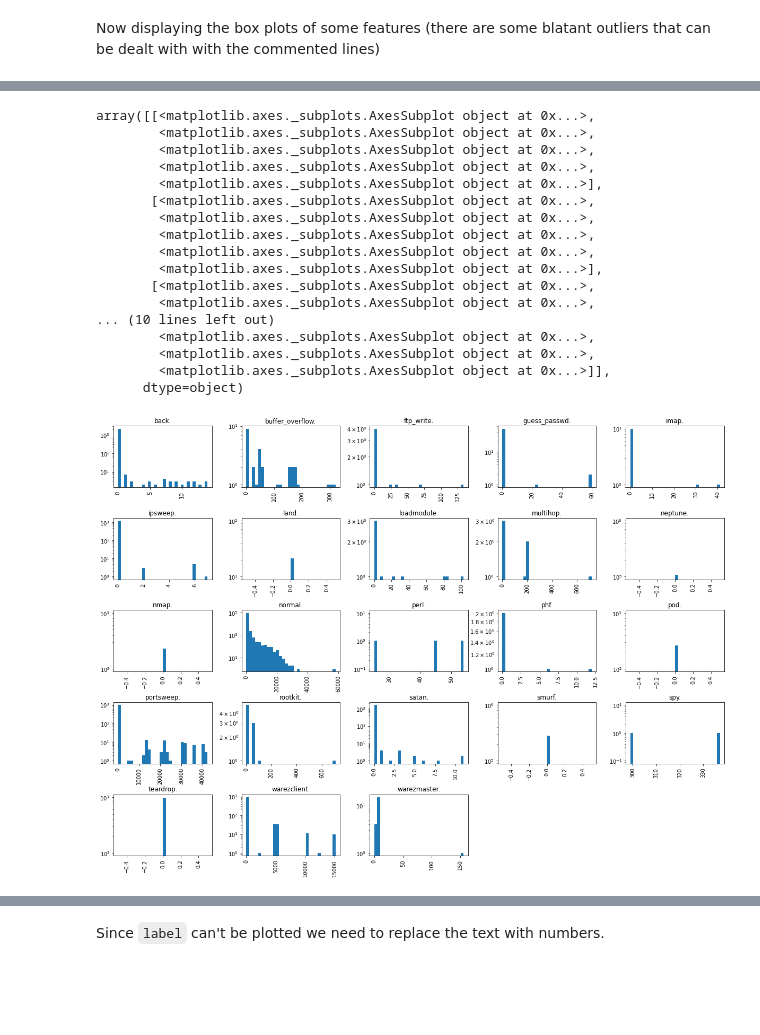
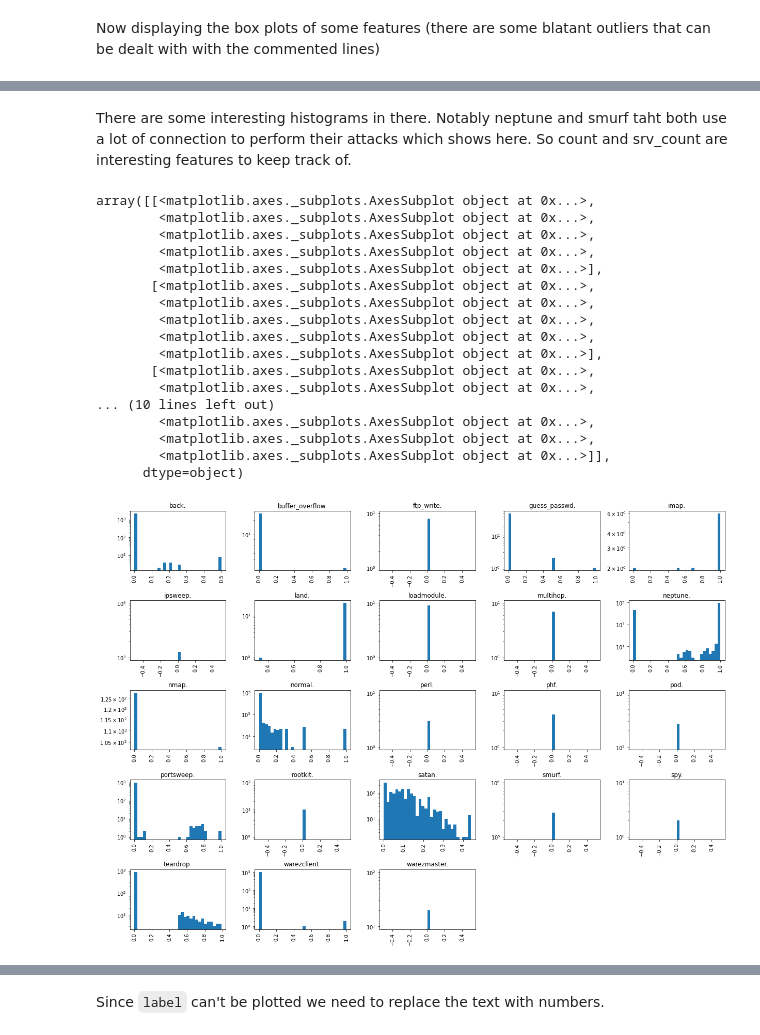
Before and after one commit to mohamed-chamrouk/projet_AIR, a Jupyter notebook: projet_AIR.ipynb, the cells around one changed output, grey strips where cells are left out. Cells and saved outputs as stored; diff of their text form; code cells hidden in the pictures; blank space fills up the shorter version.

```diff
--- a/projet_AIR.ipynb
+++ b/projet_AIR.ipynb
@@ -188,0 +211,24 @@ df.boxplot(column=['src_bytes', 'dst_bytes', 'duration', 'land'], figsize=(10,5)
+# %%
+cols_to_transform = ['src_bytes','dst_bytes','count',
+                  'duration'];
+
+cols_transformed = [s + "_log" for s in cols_to_transform]
+
+df[cols_transformed] = df[cols_to_transform].transform(
+                        func=lambda x : np.log(1+x))
+
+ax = plt.subplot(1, 4, 1)
+ax = df.boxplot(column=['src_bytes_log'], figsize=(20,10))
+
+
+ax = plt.subplot(1, 4, 2)
+ax = df.boxplot(column=['dst_bytes_log'], figsize=(20,10))
+
+
+
+ax = plt.subplot(1, 4, 3)
+ax = df.boxplot(column=['duration_log'], figsize=(20,10))
+
+
+ax = plt.subplot(1, 4, 4)
+ax = df.boxplot(column=['count_log'], figsize=(20,5))
@@ -256,21 +287,23 @@ array([[<matplotlib.axes._subplots.AxesSubplot object at 0x...>,
+# %% [markdown]
+There are some interesting histograms in there. Notably neptune and smurf taht both use a lot of connection to perform their attacks which shows here. So count and srv_count are interesting features to keep track of.
 # %%
-df[['duration', "label"]].hist(bins=30,figsize=(20,15),log=True,by="label")
+df[['serror_rate', "label"]].hist(bins=30,figsize=(20,15),log=True,by="label")
 # %% [output]
 array([[<matplotlib.axes._subplots.AxesSubplot object at 0x...>,
         <matplotlib.axes._subplots.AxesSubplot object at 0x...>,
         <matplotlib.axes._subplots.AxesSubplot object at 0x...>,
         <matplotlib.axes._subplots.AxesSubplot object at 0x...>,
         <matplotlib.axes._subplots.AxesSubplot object at 0x...>],
        [<matplotlib.axes._subplots.AxesSubplot object at 0x...>,
         <matplotlib.axes._subplots.AxesSubplot object at 0x...>,
         <matplotlib.axes._subplots.AxesSubplot object at 0x...>,
         <matplotlib.axes._subplots.AxesSubplot object at 0x...>,
         <matplotlib.axes._subplots.AxesSubplot object at 0x...>],
        [<matplotlib.axes._subplots.AxesSubplot object at 0x...>,
         <matplotlib.axes._subplots.AxesSubplot object at 0x...>,
 ... (10 lines left out)
         <matplotlib.axes._subplots.AxesSubplot object at 0x...>,
         <matplotlib.axes._subplots.AxesSubplot object at 0x...>,
         <matplotlib.axes._subplots.AxesSubplot object at 0x...>]],
       dtype=object)
-[figure, old version]
+[figure, new version]
```
Also changed, not shown: parts of 37 cells of this notebook.
